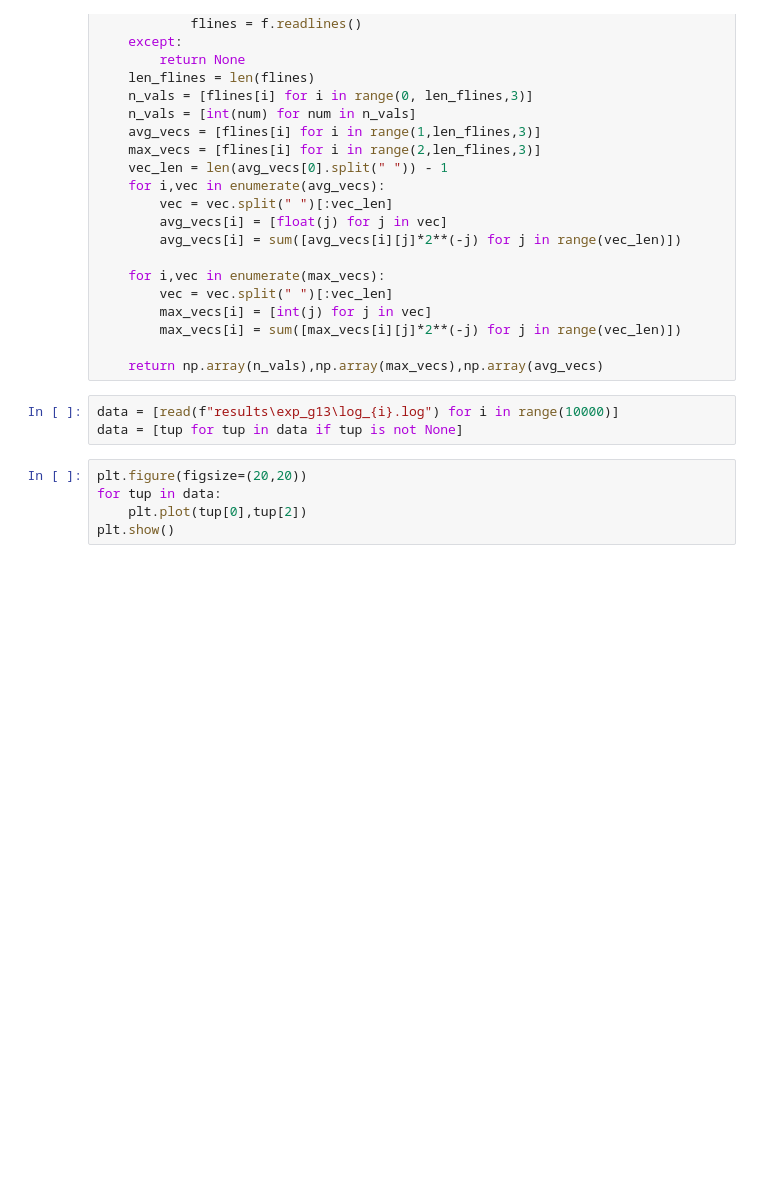
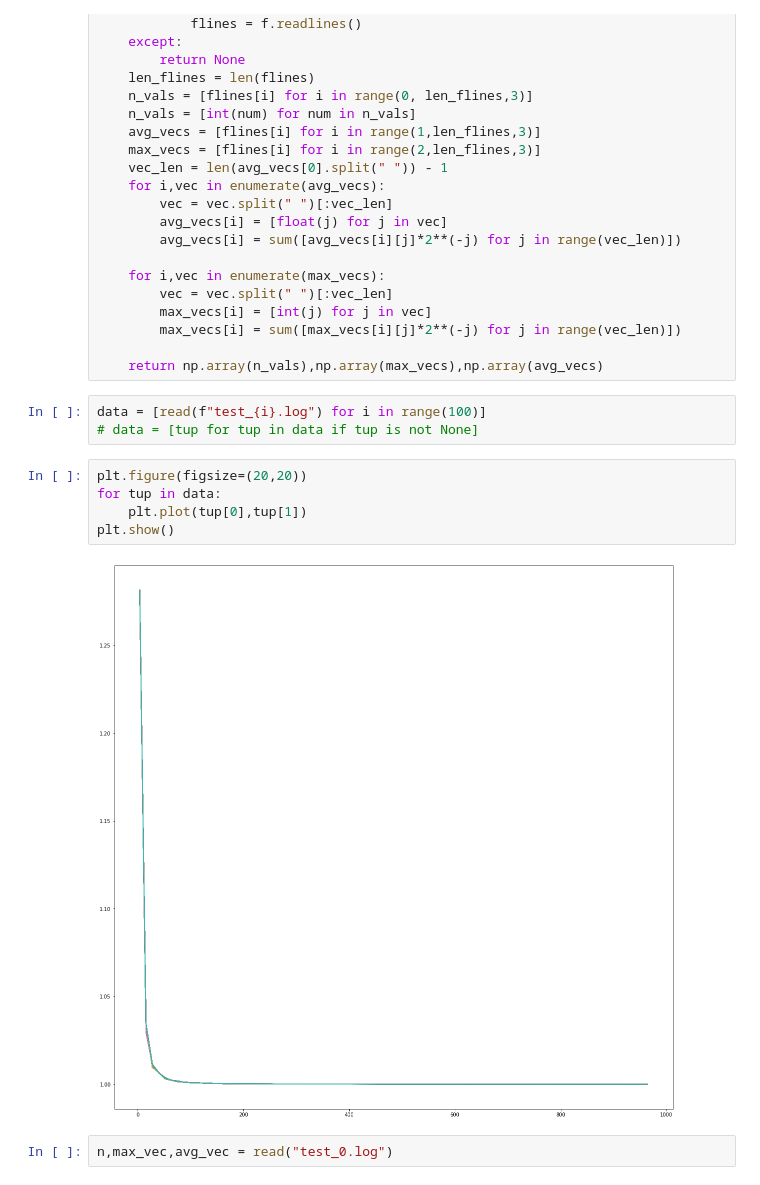
Before and after one commit to itai953/Project, a Jupyter notebook: plotter.ipynb, the cells around one changed output. Drawn from its saved outputs; the diff is of its cells as text; blank space fills up the shorter version.

```diff
--- a/plotter.ipynb
+++ b/plotter.ipynb
@@ -26,10 +26,14 @@ def read(fpath):
 
     return np.array(n_vals),np.array(max_vecs),np.array(avg_vecs)
 # %%
-data = [read(f"results\exp_g13\log_{i}.log") for i in range(10000)]
-data = [tup for tup in data if tup is not None]
+data = [read(f"test_{i}.log") for i in range(100)]
+# data = [tup for tup in data if tup is not None]
 # %%
 plt.figure(figsize=(20,20))
 for tup in data:
-    plt.plot(tup[0],tup[2])
+    plt.plot(tup[0],tup[1])
 plt.show()
+# %% [output]
+[figure, added]
+# %%
+n,max_vec,avg_vec = read("test_0.log")
```
Also changed, not shown: parts of 2 cells of this notebook, 1 other file.
